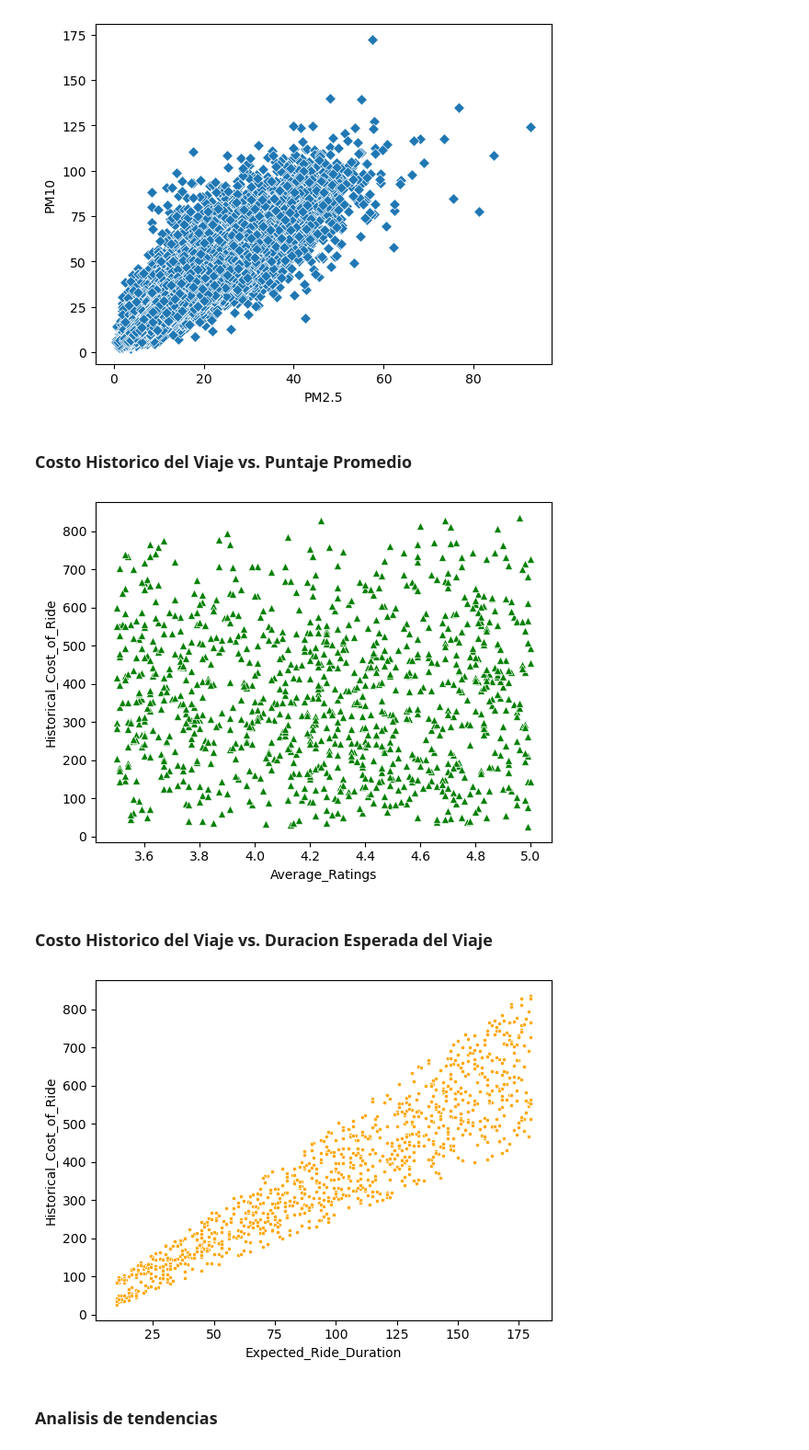
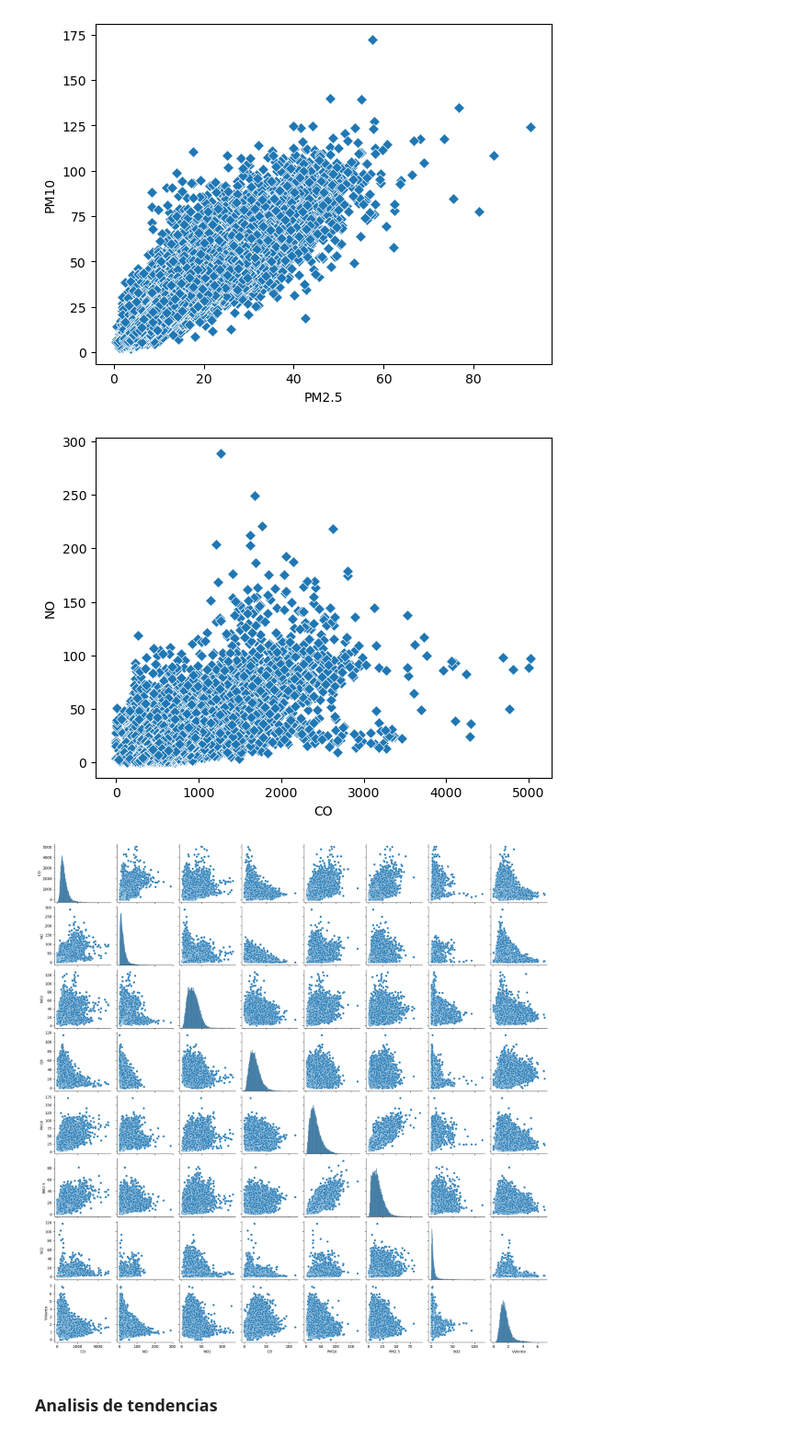
Before and after one commit to josejjgs1923/proyecto-analisis-calidad-aire-bogota, a Jupyter notebook: Analisis datos calidad aire.ipynb, the cells around one changed output. Shown at 92% size. Cells and saved outputs as stored; diff of their text form; code cells hidden in the pictures.

```diff
--- a/Analisis datos calidad aire.ipynb
+++ b/Analisis datos calidad aire.ipynb
@@ -351,20 +418,16 @@ sns.scatterplot(datos, x=Var.pm2, y=Var.pm10, marker="D")
 plt.show()
 # %% [output]
 [figure]
-# %% [markdown]
-### Costo Historico del Viaje vs. Puntaje Promedio
 # %%
-sns.scatterplot(df_modelos, x=Num.puntaje_promedio.value, y=Num.costo_historico.value, color="g", marker="^" )
+sns.scatterplot(datos, x=Var.co, y=Var.no, marker="D")
 plt.show()
 # %% [output]
-[figure, old version]
+[figure, new version]
-# %% [markdown]
-### Costo Historico del Viaje vs. Duracion Esperada del Viaje
-# %%
-sns.scatterplot(df_modelos, x=Num.duracion_esperada.value, y=Num.costo_historico.value , color="orange", marker=".")
-plt.show()
-# %% [output]
-[figure, removed]
+# %%
+sns.pairplot(datos[[var for var in Var]])
+plt.show()
+# %% [output]
+[figure, added]
 # %% [markdown]
 ### Analisis de tendencias
 # %% [markdown]
```
Also changed, not shown: parts of 30 cells of this notebook.
